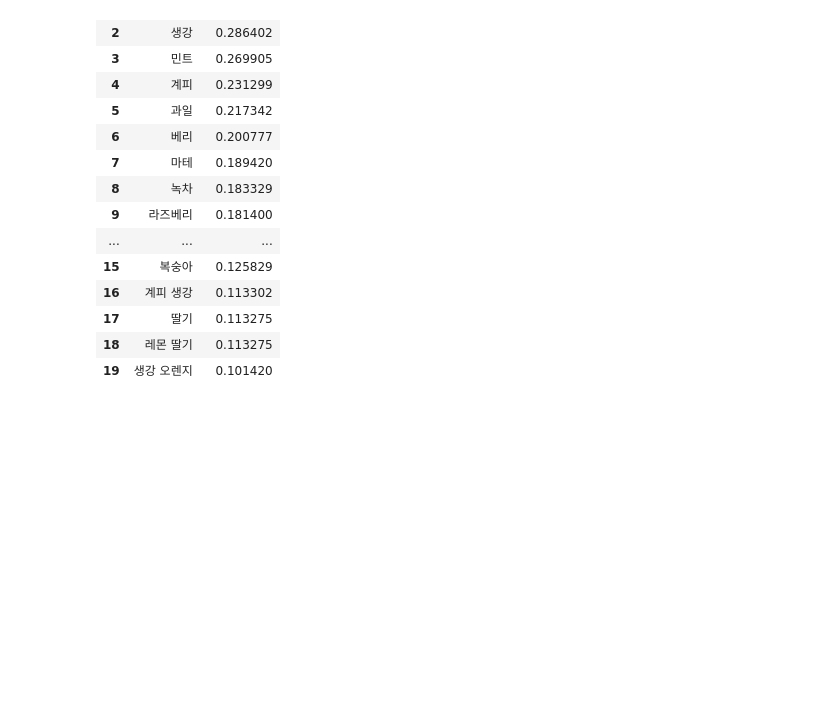
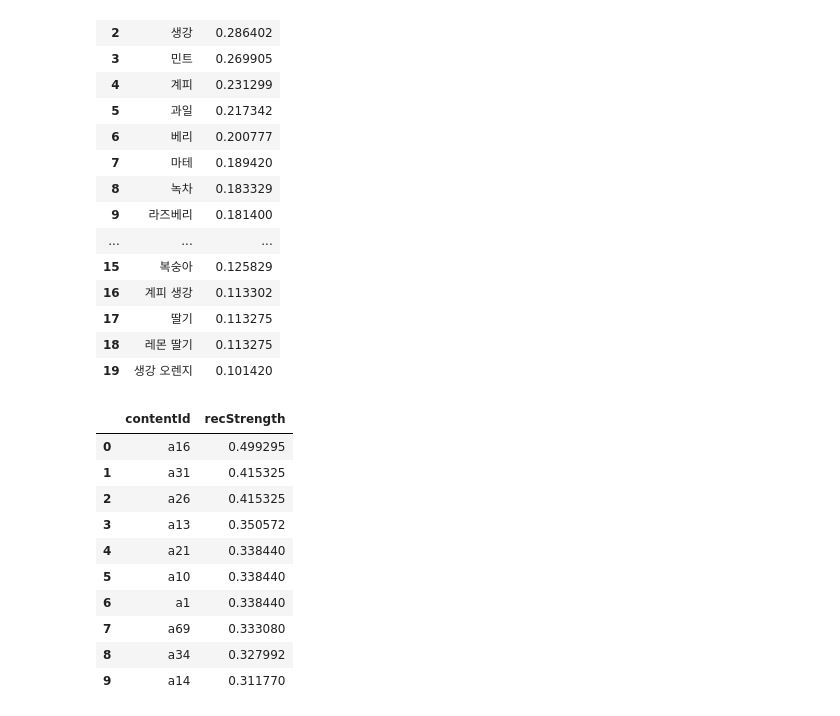
Before and after one commit to DongWooLeee/Teaable_Algorithm_Team, a Jupyter notebook: 동우/Untitled3.ipynb, the cells around one changed output. Cells and saved outputs as stored; diff of their text form; code cells hidden in the pictures; blank space fills up the shorter version.

```diff
--- a/동우/Untitled3.ipynb
+++ b/동우/Untitled3.ipynb
@@ -477,0 +526,14 @@ pd.DataFrame(sorted(zip(tfidf_feature_names, myprofile), key=lambda x: -x[1])[:2
+# %%
+content_based_model.recommend_items(-8845300000000000000, topn=10, verbose=False)
+# %% [output]
+|  | contentId | recStrength |
+| 0 | a16 | 0.499295 |
+| 1 | a31 | 0.415325 |
+| 2 | a26 | 0.415325 |
+| 3 | a13 | 0.350572 |
+| 4 | a21 | 0.338440 |
+| 5 | a10 | 0.338440 |
+| 6 | a1 | 0.338440 |
+| 7 | a69 | 0.333080 |
+| 8 | a34 | 0.327992 |
+| 9 | a14 | 0.311770 |
```
Also changed, not shown: parts of 2 cells of this notebook.
